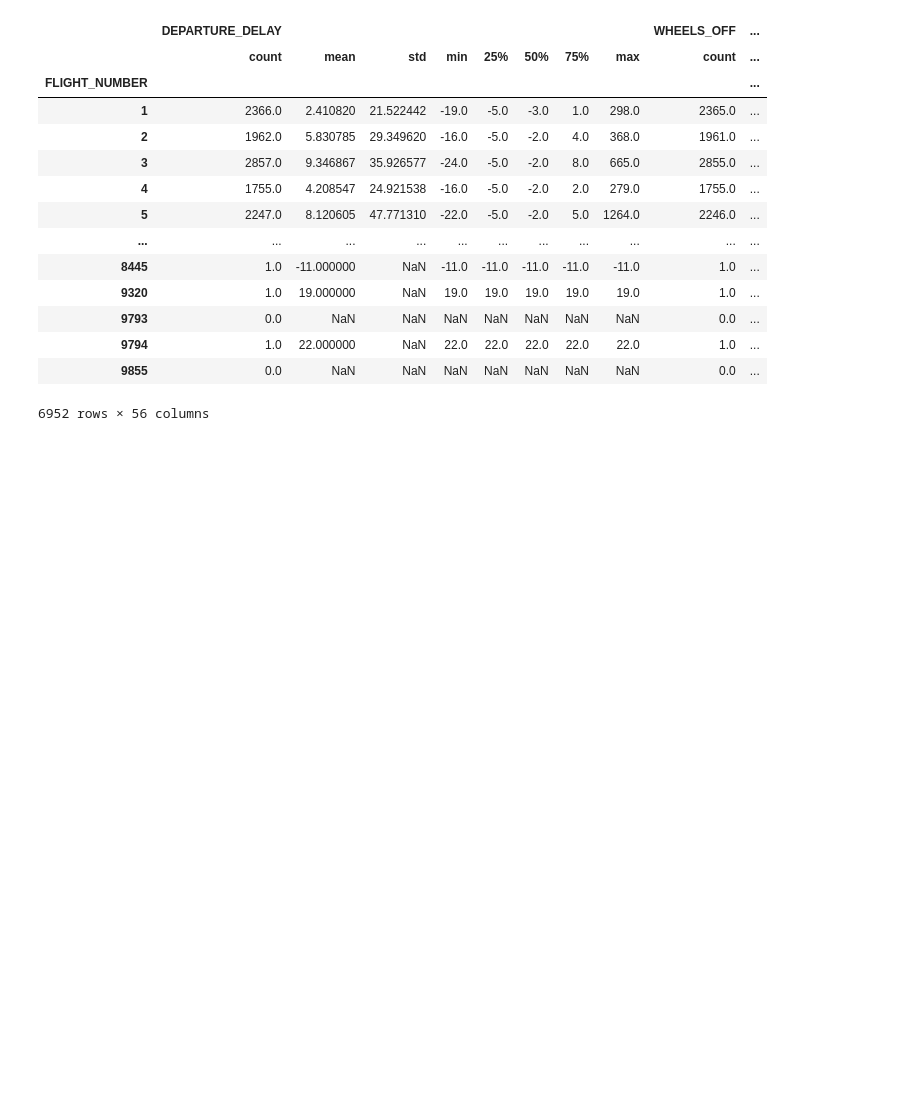
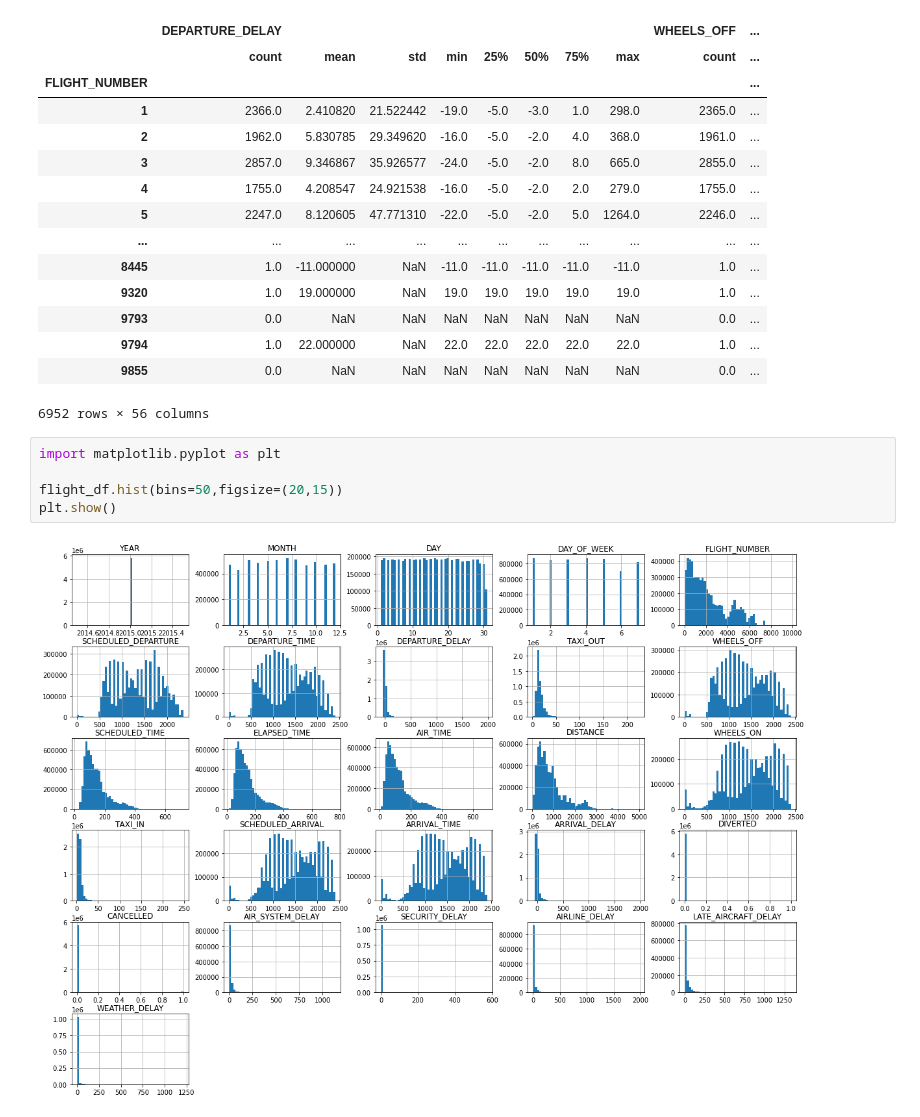
Before and after one commit to i0nathan/unaqds, a Jupyter notebook: flight_delay_prediction.ipynb, the cells around one changed output. Saved outputs shown, nothing was run; the diff lists cells and outputs as text; blank space fills up the shorter version.

Commit message:
Added plots for initial visualization

```diff
--- a/flight_delay_prediction.ipynb
+++ b/flight_delay_prediction.ipynb
@@ -226,3 +295,10 @@ flight_df.groupby("FLIGHT_NUMBER")[airport_time_params].describe()
 | 9794 | 1.0 | 22.000000 | NaN | 22.0 | 22.0 | 22.0 | 22.0 | 22.0 | 1.0 | ... |
 | 9855 | 0.0 | NaN | NaN | NaN | NaN | NaN | NaN | NaN | 0.0 | ... |
 6952 rows × 56 columns
+# %%
+import matplotlib.pyplot as plt
+
+flight_df.hist(bins=50,figsize=(20,15))
+plt.show()
+# %% [output]
+[figure, added]
```
Also changed, not shown: parts of 12 cells of this notebook.
